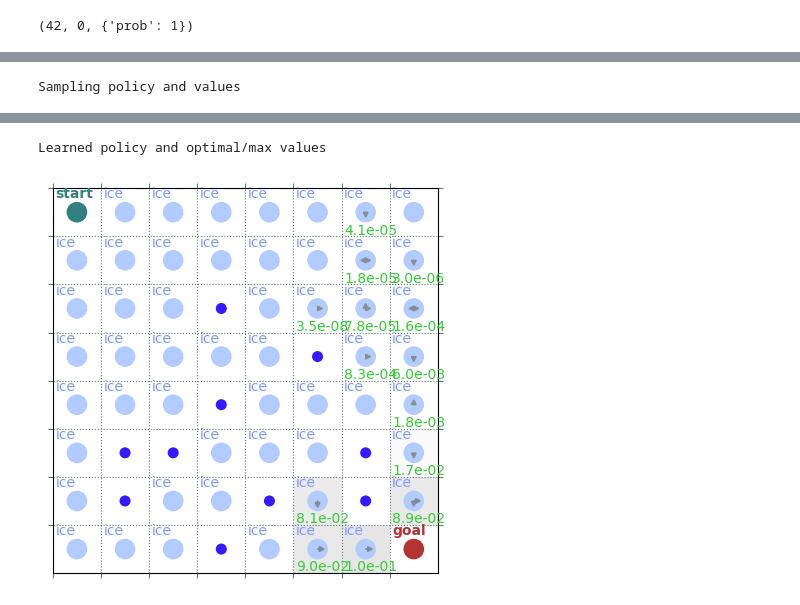
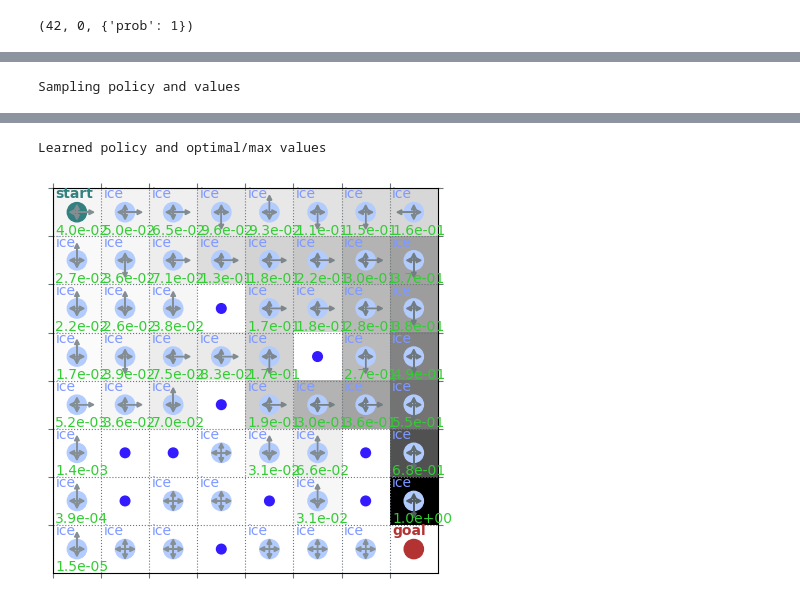
Before and after one commit to robert-lieck/rldurham, a Jupyter notebook: notebooks/Practical_6_Temporal_Difference_Learning.ipynb, the cells around one changed output, grey strips where cells are left out. Drawn from its saved outputs; the diff is of its cells as text; code cells hidden in the pictures.

```diff
--- a/notebooks/Practical_6_Temporal_Difference_Learning.ipynb
+++ b/notebooks/Practical_6_Temporal_Difference_Learning.ipynb
@@ -97,8 +49,8 @@ def next_experiment():
 # %%
 reward_list = [[]]
-aoc = [0]
+auc = [0]
 test_reward_list = [[]]
-test_aoc = [0]
+test_auc = [0]
 plot_data = [[]]
 plot_labels = []
 experiment_id = 0
@@ -175,8 +181,0 @@ Learned policy and optimal/max values
-# %%
-reward_list = [[]]
-aoc = [0]
-test_reward_list = [[]]
-test_aoc = [0]
-plot_data = [[]]
-plot_labels = []
-experiment_id = 0
@@ -186,59 +187,83 @@ num_episodes = 3000
 alpha = 0.1
 gamma = 0.9
 epsilon = 0.5
-n = 2
+on_policy = True  # SARSA or Q-Learning
+n = 10            # length of trace to use
 
+# value initialisation
 Q = np.random.uniform(0, 1e-5, [env.observation_space.n, env.action_space.n]) # noisy
 Q = np.zeros([env.observation_space.n, env.action_space.n])                   # neutral
 V = np.zeros([env.observation_space.n])
 
-# # policies
-# sample_policy = QPolicy(Q, epsilon)
-# learned_policy = sample_policy
-# plot_labels.append(f"SARSA (n={n}, alpha={alpha}, epsilon={epsilon})")
-
-# policies
-sample_policy = QPolicy(Q, epsilon)
-td_epsilon = 0.1
-learned_policy = QPolicy(Q, td_epsilon)
-plot_labels.append(f"Q-Learning (n={n}, alpha={alpha}, epsilon={epsilon}|{td_epsilon})")
+if on_policy:
+    # policies for SARSA
+    # vvvvvvvvvvvvvvvvvv
+    sample_policy = QPolicy(Q, epsilon)
+    learned_policy = sample_policy
+    plot_labels.append(f"SARSA (n={n}, alpha={alpha}, epsilon={epsilon})")
+    # ^^^^^^^^^^^^^^^^^^
+else:
+    # policies for Q-Learning
+    # vvvvvvvvvvvvvvvvvvvvvvv
+    sample_policy = QPolicy(Q, epsilon)
+    td_epsilon = 0.01
+    learned_policy = QPolicy(Q, td_epsilon)
+    plot_labels.append(f"Q-Learning (n={n}, alpha={alpha}, epsilon={epsilon}|{td_epsilon})")
+    # ^^^^^^^^^^^^^^^^^^^^^^^
 
 for episode in range(num_episodes):
     state, _ = env.reset()
     reward_sum = 0
+    done_n = 0
+
+    # trace of the last n + 1 transitions (state, action, reward, next_action)
     trace = np.zeros((n + 1, 4), dtype=int)
-    done_n = 0
+
     # learning a policy
     for t in itertools.count():
         action = sample_policy.sample(state)
         next_state, reward, term, trun, _ = env.step(action)
         done = term or trun
         next_action = learned_policy.sample(next_state)
+
+        # remember transitions (incl. next action sampled by learned policy)
         trace[-1] = (state, action, reward, next_action)
+
+        # start computing updates if trace is long enough
         if t > n:
+
             # n-step targets
+            # vvvvvvvvvvvvvv
             n_step_return = sum(gamma ** i * r for i, (_, _, r, _) in enumerate(trace))
             v_target = n_step_return + gamma ** (n + 1) * V[next_state]
             q_target = n_step_return + gamma ** (n + 1) * Q[next_state, next_action]
+            # ^^^^^^^^^^^^^^
 
-            # # updates
-            # s, a, _, _ = trace[0]
-            # V[s] += alpha * (v_target - V[s])
-            # Q[s, a] += alpha * (q_target - Q[s, a])
+            # importance sampling factor for TD(n) Q-Learning
+            if on_policy:
+                rho = 1
+            else:
+                # vvvvvvvvvvvvvvvvvvvvvvvvvv
+                rho = np.prod([learned_policy[s][a] / sample_policy[s][a] for s, a, _, _ in trace])
+                # ^^^^^^^^^^^^^^^^^^^^^^^^^^
 
-            # importance sampling factor
-            rho = np.prod([learned_policy[s, a] / sample_policy[s, a] for s, a, _, _ in trace])
             # updates
+            # vvvvvvv
             s, a, _, _ = trace[0]
             V[s] += alpha * rho * (v_target - V[s])
             Q[s, a] += alpha * rho * (q_target - Q[s, a])
+            # ^^^^^^^
 
         reward_sum += reward
+        state = next_state
+
+        # roll trace to make space for next transition at the end
+        trace = np.roll(trace, shift=-1, axis=0)
+
+        # fill with dummy transitions so we can learn from end of episode
         done_n += done
         if done_n > n:
             break
-        state = next_state
-        trace = np.roll(trace, shift=-1, axis=0)
 
     # testing the learned policy
     state, _ = env.reset()
@@ -254,10 +279,9 @@ for episode in range(num_episodes):
 
     update_plot(int(np.ceil(num_episodes / 20)))
 
-env.close()
 experiment_id = next_experiment()
 print("Sampling policy and values")
-plot(env, v=V, policy=sample_policy.Q, draw_vals=True)
+plot(env, v=V, policy=sample_policy, draw_vals=True)
 print("Learned policy and optimal/max values")
-plot(env, v=Q.max(axis=1), policy=learned_policy.Q, draw_vals=True)
+plot(env, v=Q.max(axis=1), policy=learned_policy, draw_vals=True)
 # %% [output]
@@ -267,2 +291,2 @@ Sampling policy and values
 Learned policy and optimal/max values
-[figure, old version]
+[figure, new version]
```
Also changed, not shown: parts of 13 cells of this notebook, 1 other file.
